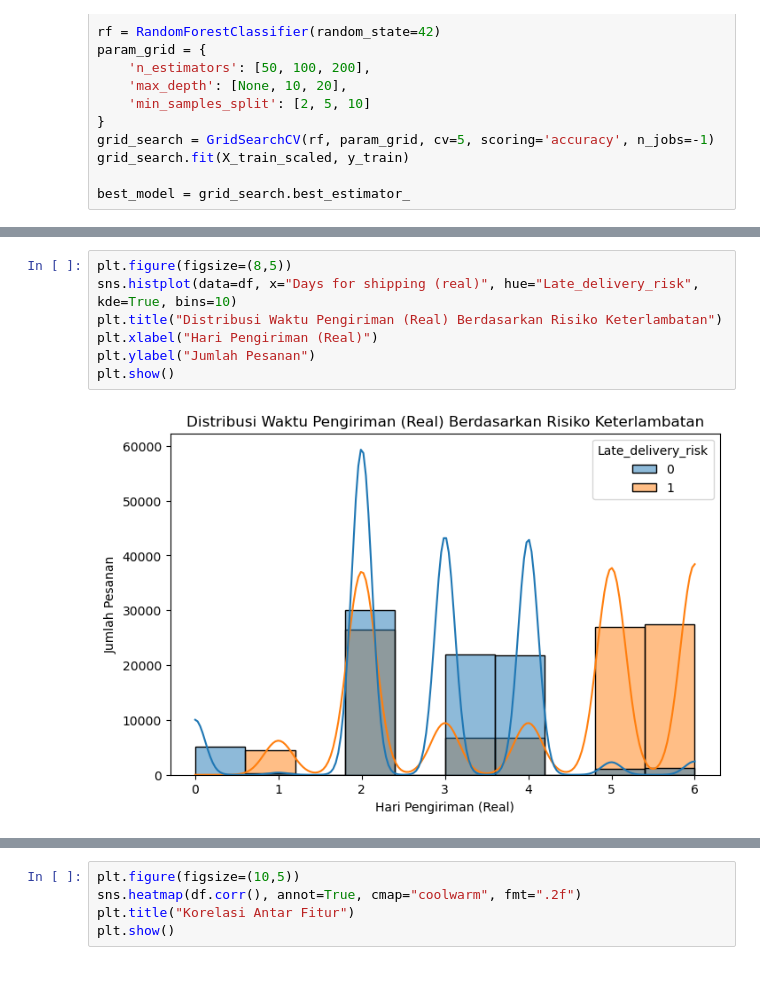
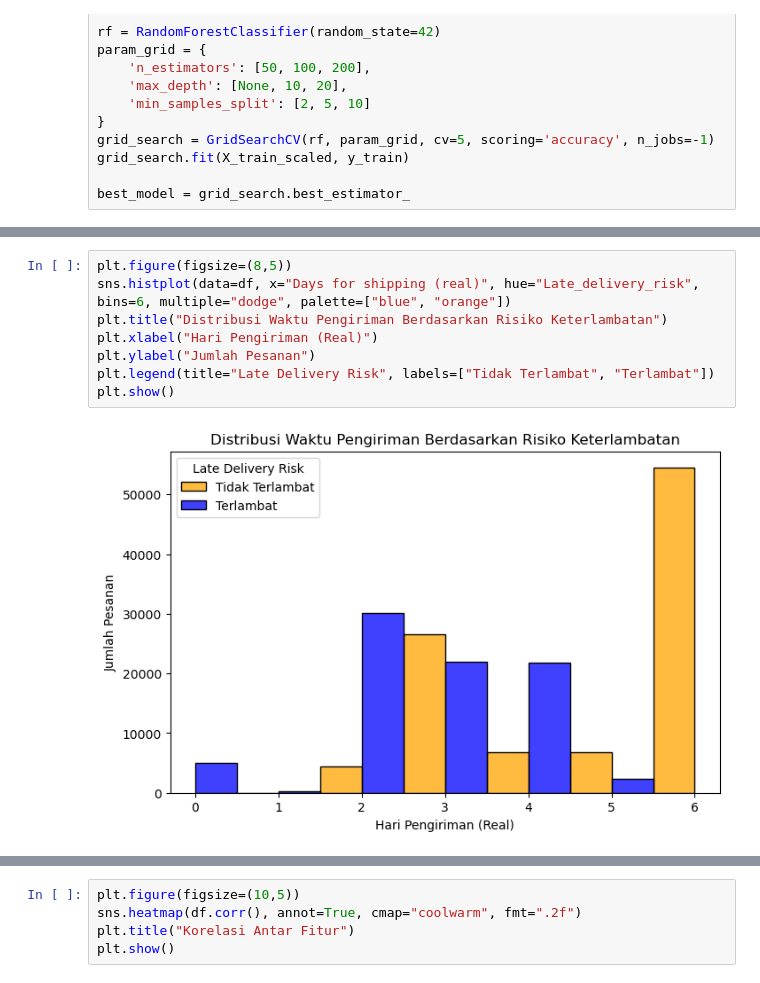
Before and after one commit to Tinnne/SeleksiFESMARO, a Jupyter notebook: Dataset2.ipynb, the cells around one changed output, grey strips where cells are left out. Cells and saved outputs as stored; diff of their text form.

```diff
--- a/Dataset2.ipynb
+++ b/Dataset2.ipynb
@@ -190,11 +194,12 @@ print(classification_report(y_test, y_pred))
 # %%
 plt.figure(figsize=(8,5))
-sns.histplot(data=df, x="Days for shipping (real)", hue="Late_delivery_risk", kde=True, bins=10)
-plt.title("Distribusi Waktu Pengiriman (Real) Berdasarkan Risiko Keterlambatan")
+sns.histplot(data=df, x="Days for shipping (real)", hue="Late_delivery_risk", bins=6, multiple="dodge", palette=["blue", "orange"])
+plt.title("Distribusi Waktu Pengiriman Berdasarkan Risiko Keterlambatan")
 plt.xlabel("Hari Pengiriman (Real)")
 plt.ylabel("Jumlah Pesanan")
+plt.legend(title="Late Delivery Risk", labels=["Tidak Terlambat", "Terlambat"])
 plt.show()
 # %% [output]
-[figure, old version]
+[figure, new version]
 # %%
 plt.figure(figsize=(8,5))
```
Also changed, not shown: parts of 4 cells of this notebook, 1 other file.
